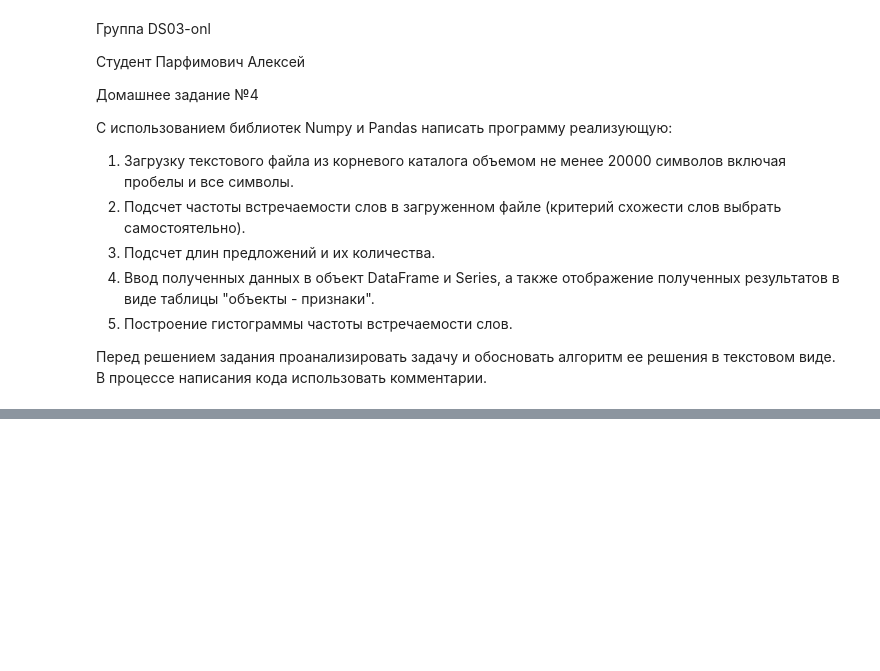
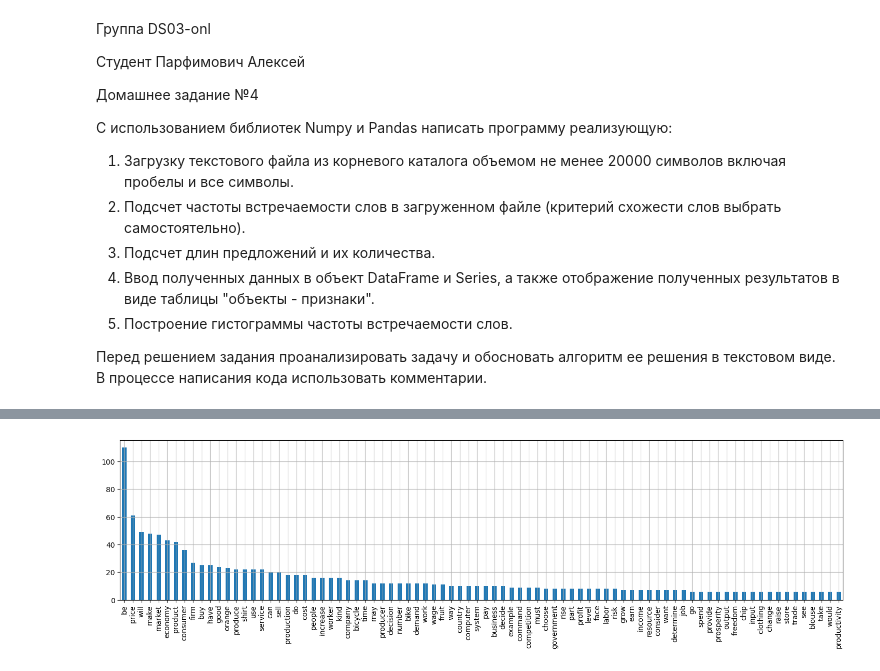
Before and after one commit to TonyRomanovskiy/DS3onl, a Jupyter notebook: AlexeyParfimovich/DZ_04/DZ04.ipynb, the cells around one changed output, grey strips where cells are left out. Saved outputs shown, nothing was run; the diff lists cells and outputs as text; code cells hidden in the pictures; blank space fills up the shorter version.

```diff
--- a/AlexeyParfimovich/DZ_04/DZ04.ipynb
+++ b/AlexeyParfimovich/DZ_04/DZ04.ipynb
@@ -50,7 +50,17 @@ for sent in sentence_pattern.findall(text.lower()):
 
 # Сформируем отельный список слов выделенных в тексте
 word_list = [item for sublist in parsed_text for item in sublist]
-#print(word_list)
+
+print(word_list)
+
+'''
+# Выполним сериализацию результатов в поток байт и сохраним полученные данные в файле
+import pickle
+
+with open('data.pickle', 'wb') as f:
+    pickle.dump(word_list, f)
+
+'''
 
 from collections import Counter
 
@@ -85,0 +83,64 @@ pd.DataFrame(data_frame_dict)
+# %%
+'''
+# Выполним чтение результатов Шага №1 из временного файла и десериализуем полученные данные в объект
+import pickle
+
+with open('data.pickle', 'rb') as f:
+    words = pickle.load(f)
+
+print(words)
+'''
+
+import spacy
+from langdetect import detect_langs
+
+from collections import Counter
+
+import pandas as pd
+import pandas_profiling as pp
+
+import matplotlib.pyplot as plt
+%matplotlib inline
+
+
+# Загружаем текст из файла
+with open('text_28000.txt', 'r') as f:
+    text = f.read();
+
+
+# TODO: отсортировать языки и выбрать основной язык текста
+print(detect_langs(text))
+
+sp = spacy.load('en_core_web_sm')
+
+document = sp(text)
+
+#for sentence in document.sents:
+#    for word in sentence:
+#        print(word.text, word.lemma_, word.pos_)
+
+# Отбираем только значимые слова - существительные, глаголы и прилагательные
+words = [word.lemma_ for sentence in document.sents for word in sentence if word.pos_ in ('VERB','NOUN','AUX')]
+
+# Сформируем словарь содержащий все выделенные в тексте слова и подсчитаем частоту их вхождения в текст
+words_dict = {}
+for word, freq in Counter(words).items():
+    words_dict[word] = freq
+
+# Преобразуем данные в pandas data_frame для удобства анализа и отображения
+words_df = pd.DataFrame.from_dict(words_dict, orient= 'index').rename(columns={0:'Frequency'})
+
+# Оотобразим результаты
+print('\nПеречень слов отсортированный по частоте, для значений частоты >5\n',
+    words_df[words_df.Frequency > 5].sort_values(by='Frequency', ascending=False))
+
+print('\nРезультаты анализа: количество значимых слов/ минимальная / максимальная / средняя встречаемость\n',
+    words_df.agg({'Frequency': ['count', 'min', 'max', 'mean', ]}).T)
+
+print('\nДиаграмма встречаемости слов в тексте')
+plt.figure(figsize=(18,4))
+words_df[words_df.Frequency > 5].sort_values(by='Frequency', ascending=False).Frequency.plot.bar()
+plt.grid()
+
+#pp.ProfileReport(words_df).to_file('words_report_data.html')
+# %% [output]
@@ -85,0 +164 @@ pd.DataFrame(data_frame_dict)
+[figure, added]
```
Also changed, not shown: parts of 6 cells of this notebook, 10 other files.
